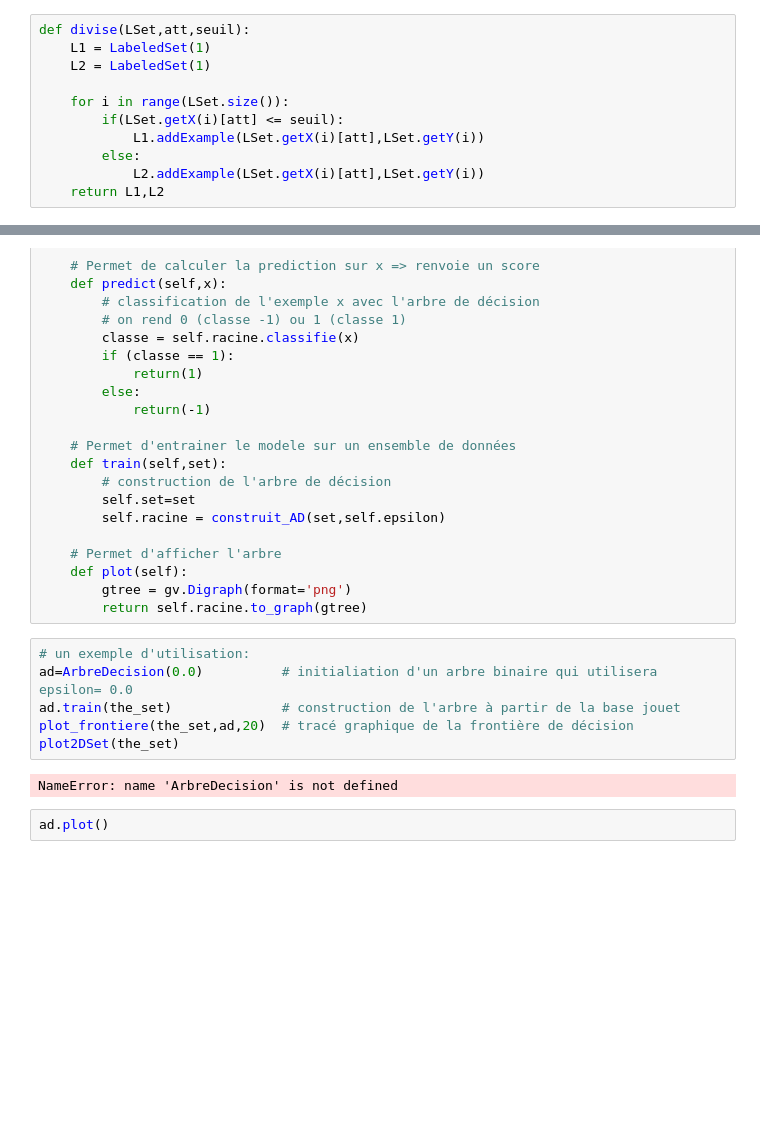
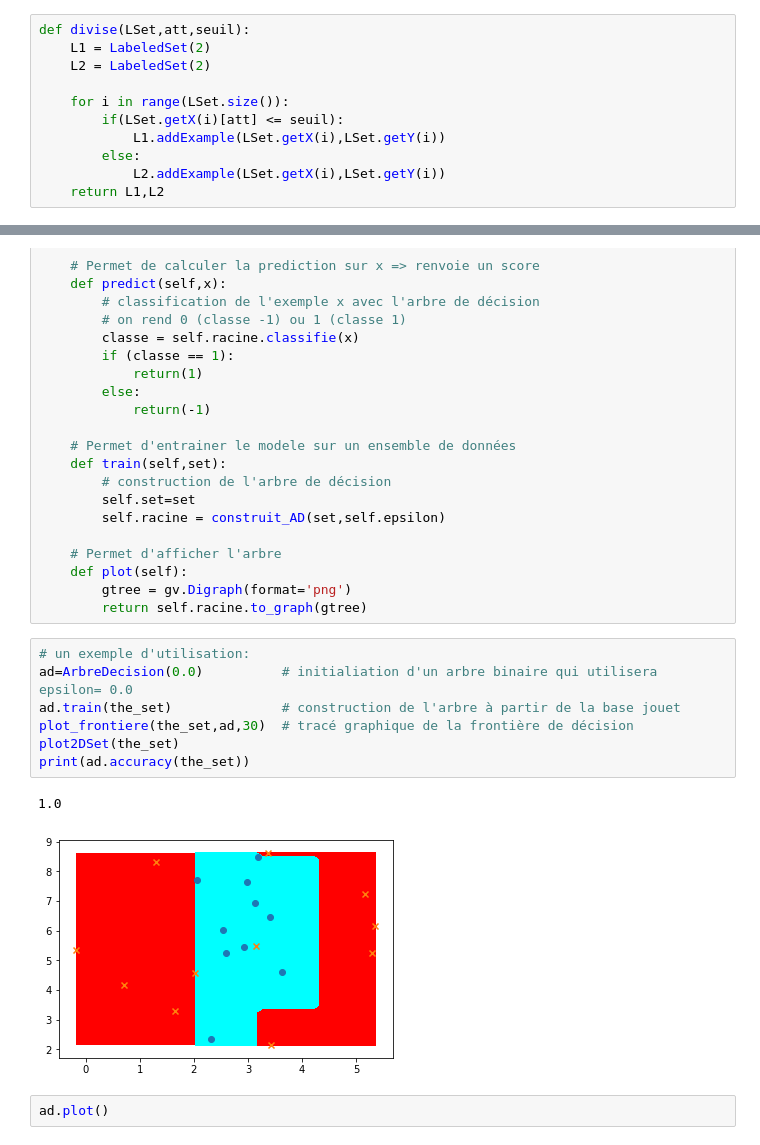
Before and after one commit to Hakimba/DataScience, a Jupyter notebook: Baaloudj.ipynb, the cells around one changed output, grey strips where cells are left out. Drawn from its saved outputs; the diff is of its cells as text; blank space fills up the shorter version.

Commit message:
arbre de decision fonctionnel, et bagging non fini

```diff
--- a/Baaloudj.ipynb
+++ b/Baaloudj.ipynb
@@ -505,14 +521,14 @@ Une dernière fonction utile permet de diviser une base d'exemples en 2 sous-bas
         """
 # %%
 def divise(LSet,att,seuil):
-    L1 = LabeledSet(1)
-    L2 = LabeledSet(1)
+    L1 = LabeledSet(2)
+    L2 = LabeledSet(2)
 
     for i in range(LSet.size()):
         if(LSet.getX(i)[att] <= seuil):
-            L1.addExample(LSet.getX(i)[att],LSet.getY(i))
+            L1.addExample(LSet.getX(i),LSet.getY(i))
         else:
-            L2.addExample(LSet.getX(i)[att],LSet.getY(i))
+            L2.addExample(LSet.getX(i),LSet.getY(i))
     return L1,L2
 # %%
 Linf, Lsup = divise(the_set,1,5)
@@ -692,11 +699,13 @@ class ArbreDecision(Classifier):
 # %%
 # un exemple d'utilisation:
 ad=ArbreDecision(0.0)          # initialiation d'un arbre binaire qui utilisera epsilon= 0.0
 ad.train(the_set)              # construction de l'arbre à partir de la base jouet
-plot_frontiere(the_set,ad,20)  # tracé graphique de la frontière de décision
+plot_frontiere(the_set,ad,30)  # tracé graphique de la frontière de décision
 plot2DSet(the_set)
+print(ad.accuracy(the_set))
 # %% [output]
-NameError: name 'ArbreDecision' is not defined
+1.0
+[figure, added]
 # %%
 ad.plot()
 # %% [output]
```
Also changed, not shown: parts of 15 cells of this notebook, 1 other file.
